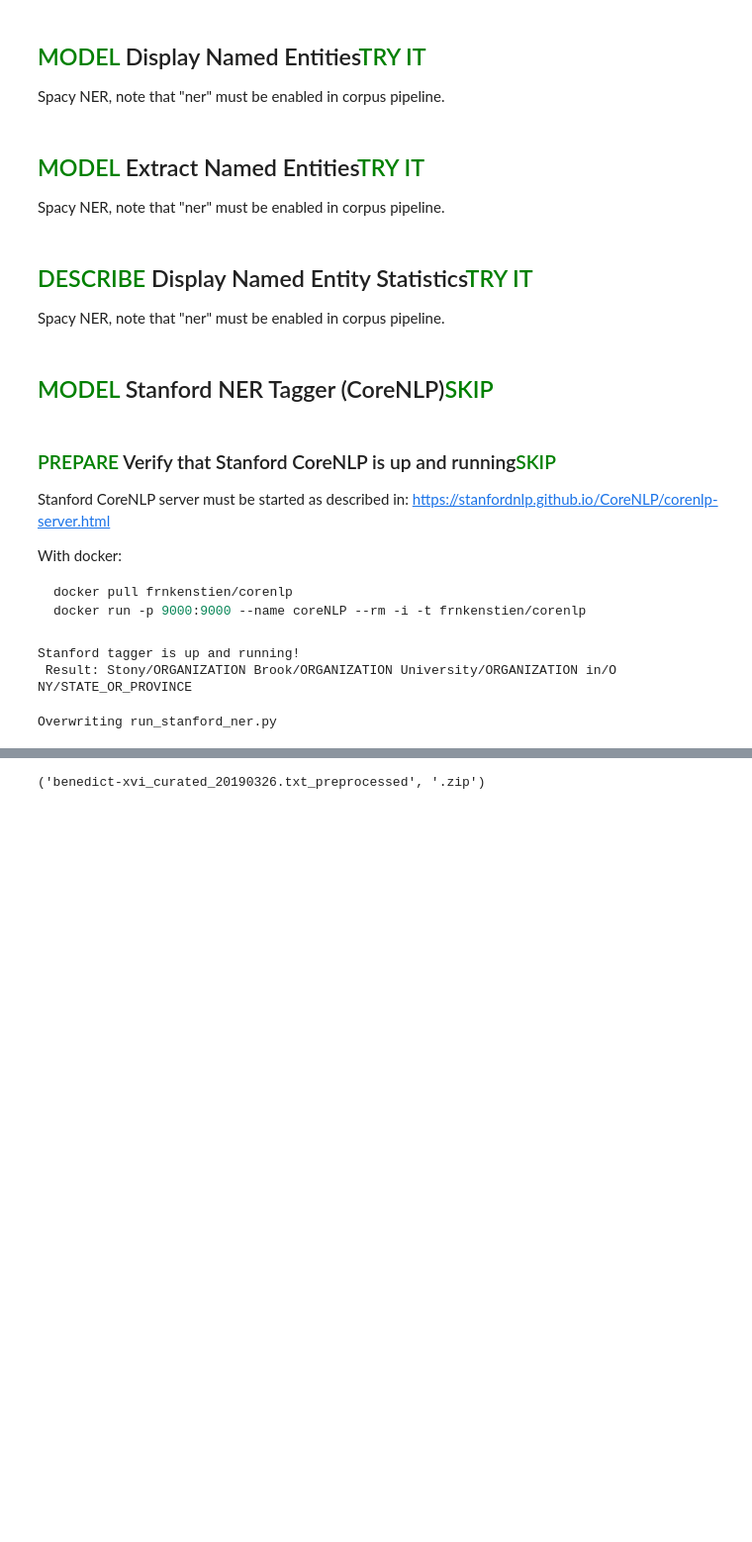
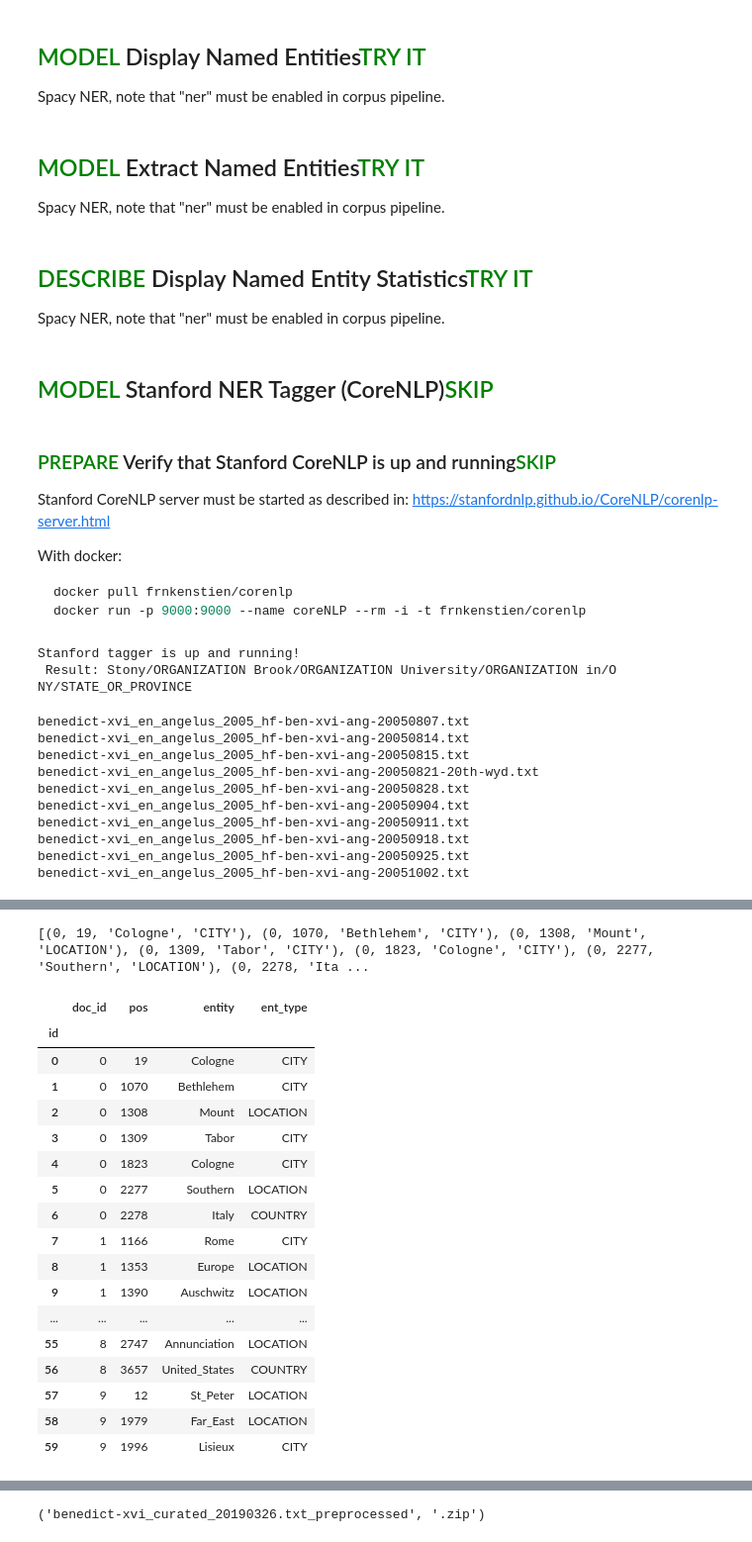
Before and after one commit to humlab/text_analytic_tools, a Jupyter notebook: src/3_text_analysis/3_named_entity_recognition.ipynb, the cells around one changed output, grey strips where cells are left out. Shown at 99% size. Saved outputs shown, nothing was run; the diff lists cells and outputs as text; code cells hidden in the pictures; blank space fills up the shorter version.

Commit message:
Stanford NER bugfix

```diff
--- a/src/3_text_analysis/3_named_entity_recognition.ipynb
+++ b/src/3_text_analysis/3_named_entity_recognition.ipynb
@@ -367,16 +367,20 @@ def merge_entities(entities):
             merged.append((doc_id, i_n, w_n, t_n))
     return merged
 
-def recognize_named_entities(tagger, doc_id, text, excludes=None):
+def recognize_named_entities(tagger, doc_id, text, excludes=None, includes=None):
+    ''' excludes not used '''
     sentences = nltk.sent_tokenize(text)
     start_index = 0
     excludes = excludes or []
+    includes = includes or []
     merged_ents = []
     for sentence in sentences:
         tokens = nltk.word_tokenize(sentence)
-        ents = [ (doc_id, start_index + index, word, ent_type) for index, (word, ent_type) in enumerate(tagger.tag(tokens)) if ent_type not in excludes ]
+        tagged_data = tagger.tag(tokens)
+        ents = [ (doc_id, start_index + index, word, ent_type) for index, (word, ent_type) \
+                in enumerate(tagged_data) if ent_type in includes ]
         start_index += len(sentence)
-        merged_ents = merge_entities(ents)
+        merged_ents.extend(merge_entities(ents))
     return merged_ents
 
 #
@@ -395,9 +399,17 @@ def recognize_named_entities(tagger, doc_id, text, excludes=None):
 #     with zipfile.ZipFile(targetfile, "a", compression=zipfile.ZIP_DEFLATED) as z:
 #         z.writestr(text_filename, pdf_text)
 
-def compute_stanford_ner(source_file, service_url=STANFORD_CORE_NLP_URL, excludes=None):
+def compute_stanford_ner(source_file, service_url=STANFORD_CORE_NLP_URL, excludes=None, includes=None):
 
-    excludes = excludes or ('O', )
+    includes = includes or (
+        'LOCATION', 'CITY', 'STATE_OR_PROVINCE', 'COUNTRY'
+    )
+
+    # For English, by default, this annotator recognizes named (PERSON, LOCATION, ORGANIZATION, MISC),
+    # numerical (MONEY, NUMBER, ORDINAL, PERCENT), and temporal (DATE, TIME, DURATION, SET) entities (12 classes).
+    # Adding the regexner annotator and using the supplied RegexNER pattern files adds support for the fine-grained and additional entity
+    # classes EMAIL, URL, CITY, STATE_OR_PROVINCE, COUNTRY, NATIONALITY, RELIGION, (job)
+    # TITLE, IDEOLOGY, CRIMINAL_CHARGE, CAUSE_OF_DEATH (11 classes) for a total of 23 classes.
 
     assert os.path.isfile(source_file), 'File missing!'
 
@@ -410,18 +422,21 @@ def compute_stanford_ner(source_file, service_url=STANFORD_CORE_NLP_URL, exclude
     i = 0
     ner_data = []
     for filename, text, metadata in stream:
+        print(filename)
         document_id = document_index.loc[document_index.filename == filename, 'document_id'].values[0]
-        ner = recognize_named_entities(tagger, document_id, text, excludes)
+        ner = recognize_named_entities(tagger, document_id, text, excludes, includes)
         ner_data.extend(ner)
         i += 1
         if i % 10 == 0:
             logger.info('Processed {} files...'.format(i))
-            #break
+            break
+
     return ner_data
 
 def compute_and_store_stanford_ner(source_file):
 
     ner_data = compute_stanford_ner(source_file=source_file)
+    print(ner_data)
     df = pd.DataFrame(ner_data, columns=['doc_id', 'pos', 'entity', 'ent_type'])
     df.index.name = 'id'
 
@@ -431,7 +446,7 @@ def compute_and_store_stanford_ner(source_file):
     )
 
     df.to_csv(store_name, sep='\t')
-
+    display(df)
     logger.info('Result stored in %s', store_name)
     return df
 
@@ -462,14 +477,23 @@ def display_stanford_ner_gui(data_folder):
     def compute_stanford_ner_callback(*_args):
         gui.output.clear_output()
         with gui.output:
-            compute_and_store_stanford_ner(gui.source_path.value)
-            #display(df)
+            df = compute_and_store_stanford_ner(gui.source_path.value)
+            display(df)
     gui.compute.on_click(compute_stanford_ner_callback)
 
 
 #data_folder = '../../data'
 #display_stanford_ner_gui(data_folder)
-for source_file in [ '../../data/benedict-xvi_curated_20190326.txt.zip', '../../data/francis_curated_20190326.txt.zip' ]:
+for source_file in [ '../../data/benedict-xvi_curated_20190326.txt.zip']: #, '../../data/francis_curated_20190326.txt.zip' ]:
     compute_and_store_stanford_ner(source_file)
 # %% [output]
-Overwriting run_stanford_ner.py
+benedict-xvi_en_angelus_2005_hf-ben-xvi-ang-20050807.txt
+benedict-xvi_en_angelus_2005_hf-ben-xvi-ang-20050814.txt
+benedict-xvi_en_angelus_2005_hf-ben-xvi-ang-20050815.txt
+benedict-xvi_en_angelus_2005_hf-ben-xvi-ang-20050821-20th-wyd.txt
+benedict-xvi_en_angelus_2005_hf-ben-xvi-ang-20050828.txt
+benedict-xvi_en_angelus_2005_hf-ben-xvi-ang-20050904.txt
+benedict-xvi_en_angelus_2005_hf-ben-xvi-ang-20050911.txt
+benedict-xvi_en_angelus_2005_hf-ben-xvi-ang-20050918.txt
+benedict-xvi_en_angelus_2005_hf-ben-xvi-ang-20050925.txt
+benedict-xvi_en_angelus_2005_hf-ben-xvi-ang-20051002.txt
@@ -475,0 +501,19 @@ Overwriting run_stanford_ner.py
+[(0, 19, 'Cologne', 'CITY'), (0, 1070, 'Bethlehem', 'CITY'), (0, 1308, 'Mount', 'LOCATION'), (0, 1309, 'Tabor', 'CITY'), (0, 1823, 'Cologne', 'CITY'), (0, 2277, 'Southern', 'LOCATION'), (0, 2278, 'Ita ...
+|  | doc_id | pos | entity | ent_type |
+| id |  |  |  |  |
+| 0 | 0 | 19 | Cologne | CITY |
+| 1 | 0 | 1070 | Bethlehem | CITY |
+| 2 | 0 | 1308 | Mount | LOCATION |
+| 3 | 0 | 1309 | Tabor | CITY |
+| 4 | 0 | 1823 | Cologne | CITY |
+| 5 | 0 | 2277 | Southern | LOCATION |
+| 6 | 0 | 2278 | Italy | COUNTRY |
+| 7 | 1 | 1166 | Rome | CITY |
+| 8 | 1 | 1353 | Europe | LOCATION |
+| 9 | 1 | 1390 | Auschwitz | LOCATION |
+| ... | ... | ... | ... | ... |
+| 55 | 8 | 2747 | Annunciation | LOCATION |
+| 56 | 8 | 3657 | United_States | COUNTRY |
+| 57 | 9 | 12 | St_Peter | LOCATION |
+| 58 | 9 | 1979 | Far_East | LOCATION |
+| 59 | 9 | 1996 | Lisieux | CITY |
```
Also changed, not shown: parts of 1 cell of this notebook, 2 other files.
